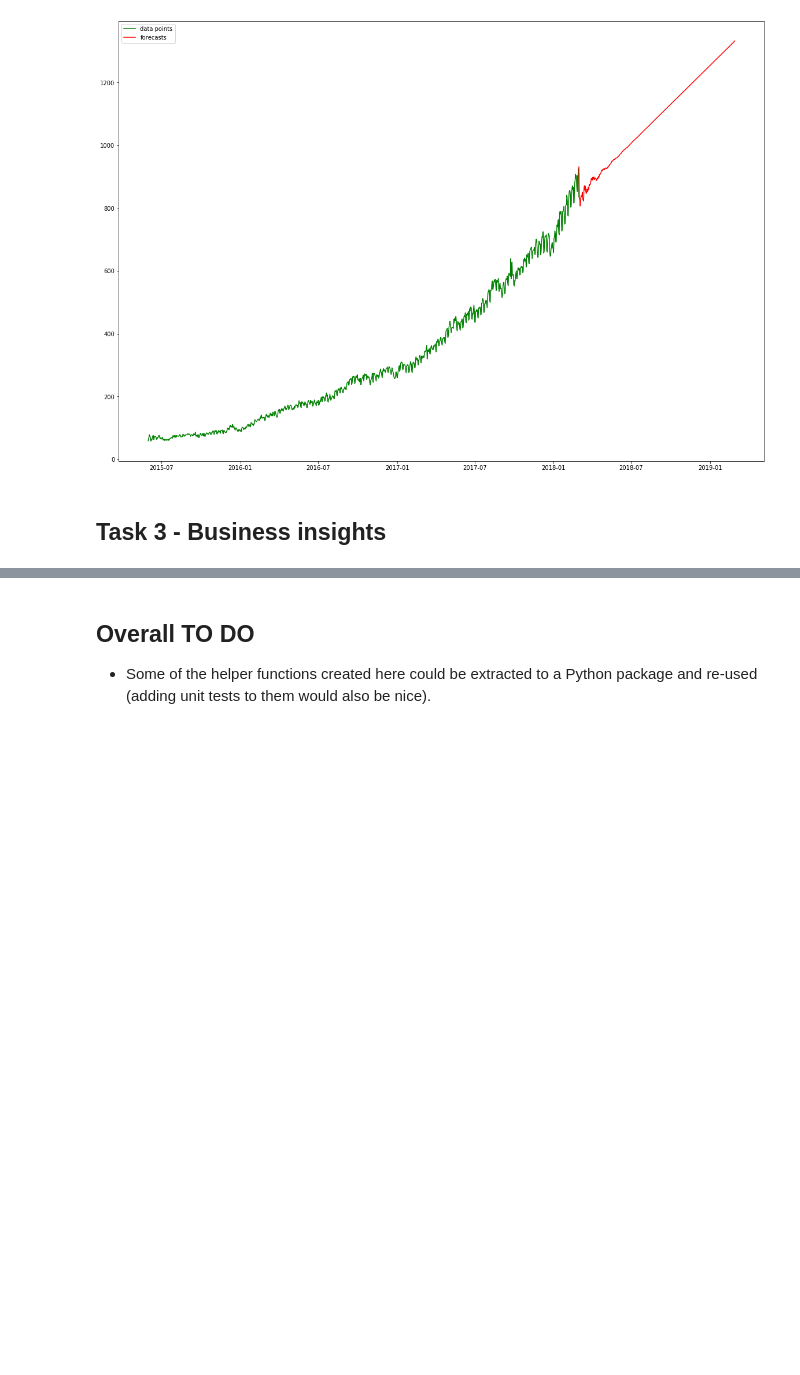
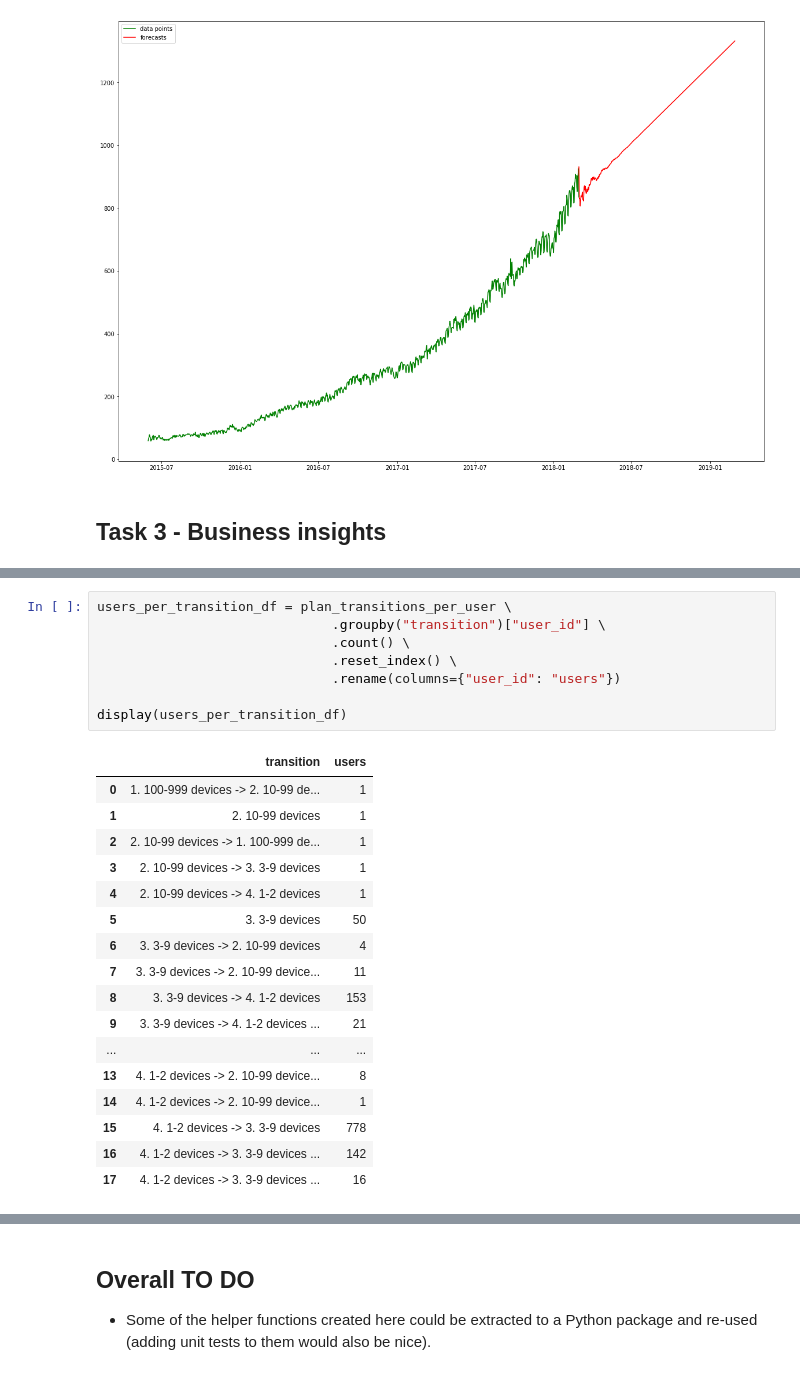
Before and after one commit to marciogualtieri/time-series-analysis, a Jupyter notebook: Data Engineering - Missing Events.ipynb, the cells around one changed output, grey strips where cells are left out. Cells and saved outputs as stored; diff of their text form; blank space fills up the shorter version.

```diff
--- a/Data Engineering - Missing Events.ipynb
+++ b/Data Engineering - Missing Events.ipynb
@@ -1121,0 +1199,26 @@ The most obvious insight is that we can use this trend component to estimate how
+# %%
+users_per_transition_df = plan_transitions_per_user \
+                              .groupby("transition")["user_id"] \
+                              .count() \
+                              .reset_index() \
+                              .rename(columns={"user_id": "users"})
+
+display(users_per_transition_df)
+# %% [output]
+|  | transition | users |
+| 0 | 1. 100-999 devices -> 2. 10-99 de... | 1 |
+| 1 | 2. 10-99 devices | 1 |
+| 2 | 2. 10-99 devices -> 1. 100-999 de... | 1 |
+| 3 | 2. 10-99 devices -> 3. 3-9 devices | 1 |
+| 4 | 2. 10-99 devices -> 4. 1-2 devices | 1 |
+| 5 | 3. 3-9 devices | 50 |
+| 6 | 3. 3-9 devices -> 2. 10-99 devices | 4 |
+| 7 | 3. 3-9 devices -> 2. 10-99 device... | 11 |
+| 8 | 3. 3-9 devices -> 4. 1-2 devices | 153 |
+| 9 | 3. 3-9 devices -> 4. 1-2 devices ... | 21 |
+| ... | ... | ... |
+| 13 | 4. 1-2 devices -> 2. 10-99 device... | 8 |
+| 14 | 4. 1-2 devices -> 2. 10-99 device... | 1 |
+| 15 | 4. 1-2 devices -> 3. 3-9 devices | 778 |
+| 16 | 4. 1-2 devices -> 3. 3-9 devices ... | 142 |
+| 17 | 4. 1-2 devices -> 3. 3-9 devices ... | 16 |
```
Also changed, not shown: parts of 17 cells of this notebook, 2 other files.
